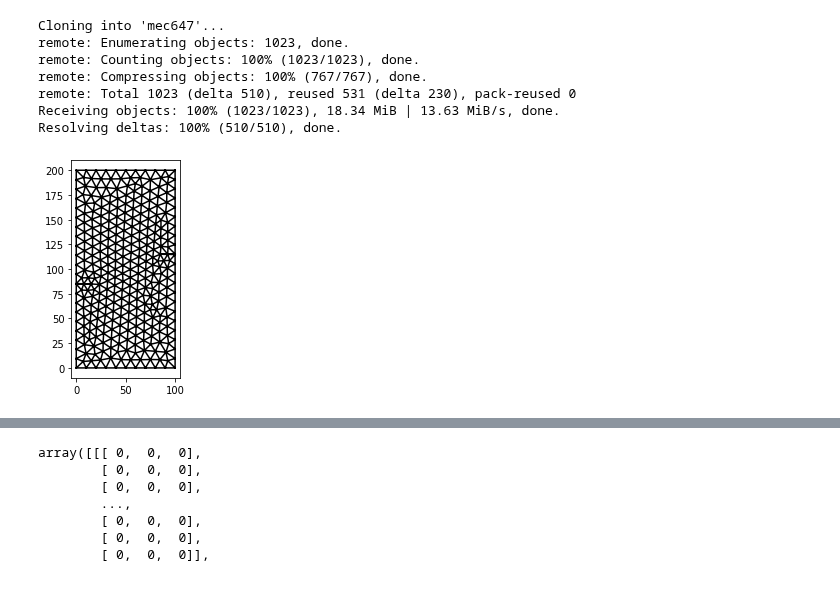
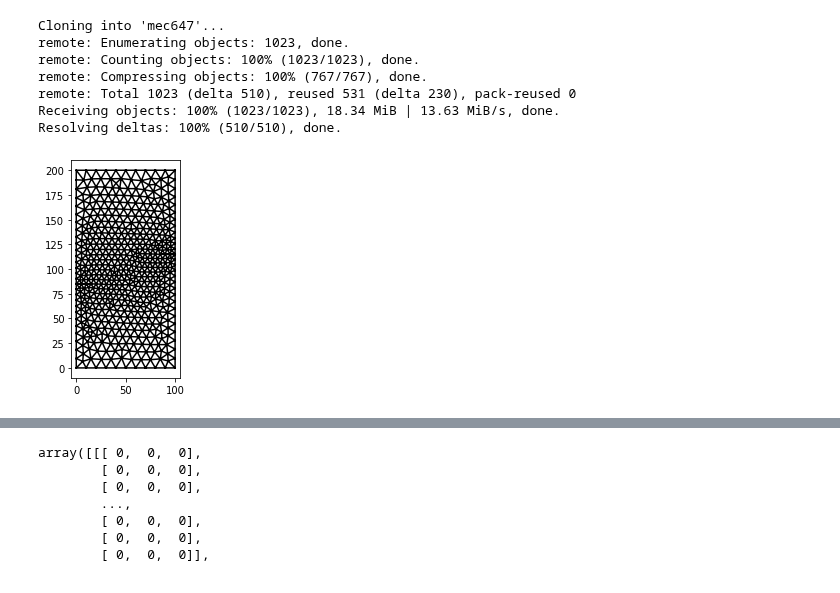
Before and after one commit to kumiori/irrevolutions, a Jupyter notebook: exemple_ep.ipynb, the cells around one changed output, grey strips where cells are left out. Cells and saved outputs as stored; diff of their text form; code cells hidden in the pictures.

```diff
--- a/exemple_ep.ipynb
+++ b/exemple_ep.ipynb
@@ -197,36 +314,36 @@ s = parameters["geometry"]["s"]
 geom_type = parameters["geometry"]["geom_type"]
 prefac=100
 
-gmsh_model, tdim = primitives.mesh_ep_gmshapi(geom_type,
+gmsh_model, tdim = mesh_rh(geom_type,
                                     Lx,
                                     Ly,
                                     L0,
                                     s,
                                     parameters["model"]["ell"],
-                                    #parameters["model"]["ell"]/2,
+                                    parameters["model"]["ell"]/2,
                                     sep=3E-1,
                                     tdim=2)
 
 """gmsh_model, tdim = primitives.mesh_bar_gmshapi(geom_type,
                                     Lx,
                                     Ly,
                                     parameters.get("model").get("ell")/3,
                                     tdim=2)"""
 
 mesh, mts = meshes.gmsh_model_to_mesh(gmsh_model,
                                cell_data=False,
                                facet_data=True,
                                gdim=2)
 
 
 from utils.viz import plot_mesh
 
 plt.figure()
 ax = plot_mesh(mesh)
 fig = ax.get_figure()
 fig.savefig(f"mesh.png")
 # %% [output]
-[figure, old version]
+[figure, new version]
 # %%
 """
 mesh.topology.create_entities(tdim - 1)
```
Also changed, not shown: parts of 1 cell of this notebook.
